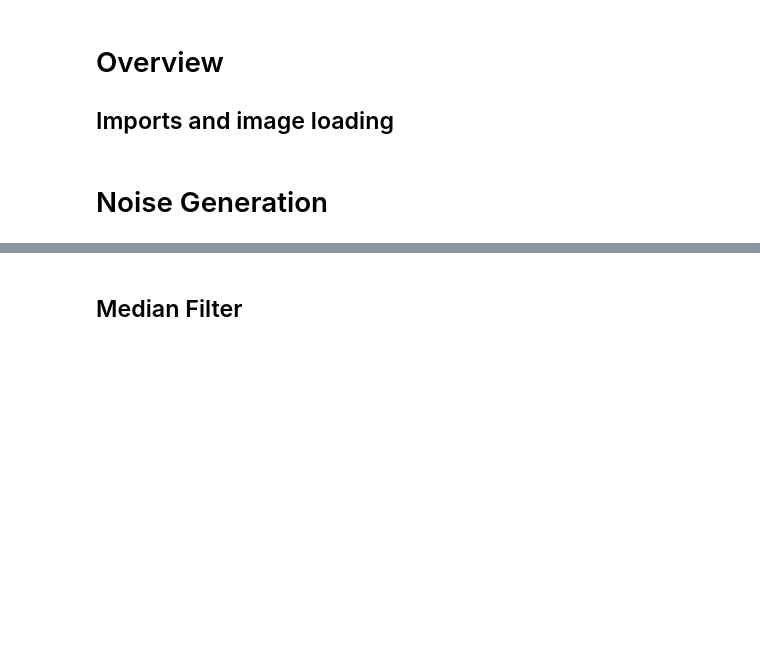
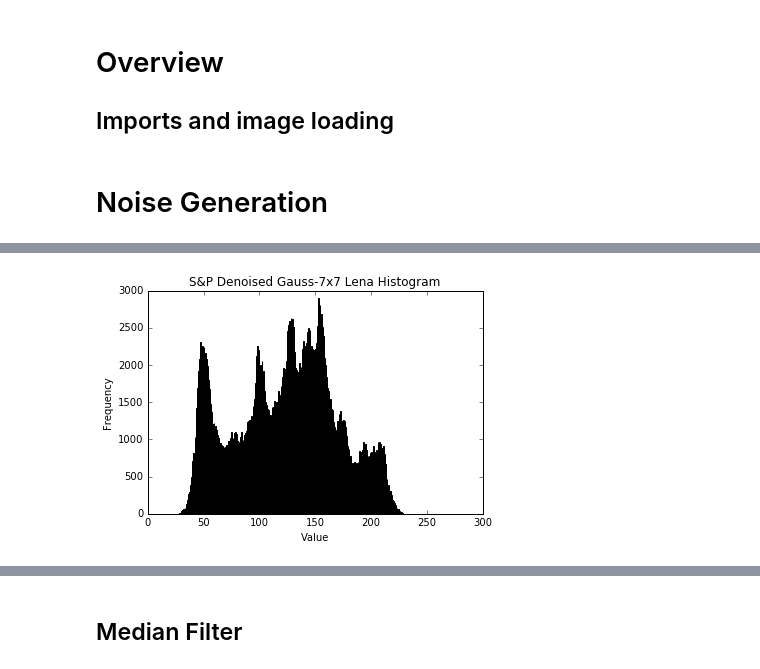
Before and after one commit to Erik-J-D/SYDE575-lab, a Jupyter notebook: LAB_2/Lab 2.ipynb, the cells around one changed output, grey strips where cells are left out. Drawn from its saved outputs; the diff is of its cells as text; code cells hidden in the pictures; blank space fills up the shorter version.

```diff
--- a/LAB_2/Lab 2.ipynb
+++ b/LAB_2/Lab 2.ipynb
@@ -166,0 +211,4 @@ plot_histogram(gaus_denoised, "Denoised 7x7 Lena Histogram")
+# %%
+plot_histogram(sp_denoised1, "S&P Denoised Gauss-7x7 Lena Histogram")
+# %% [output]
+[figure, added]
```
Also changed, not shown: parts of 37 cells of this notebook.
